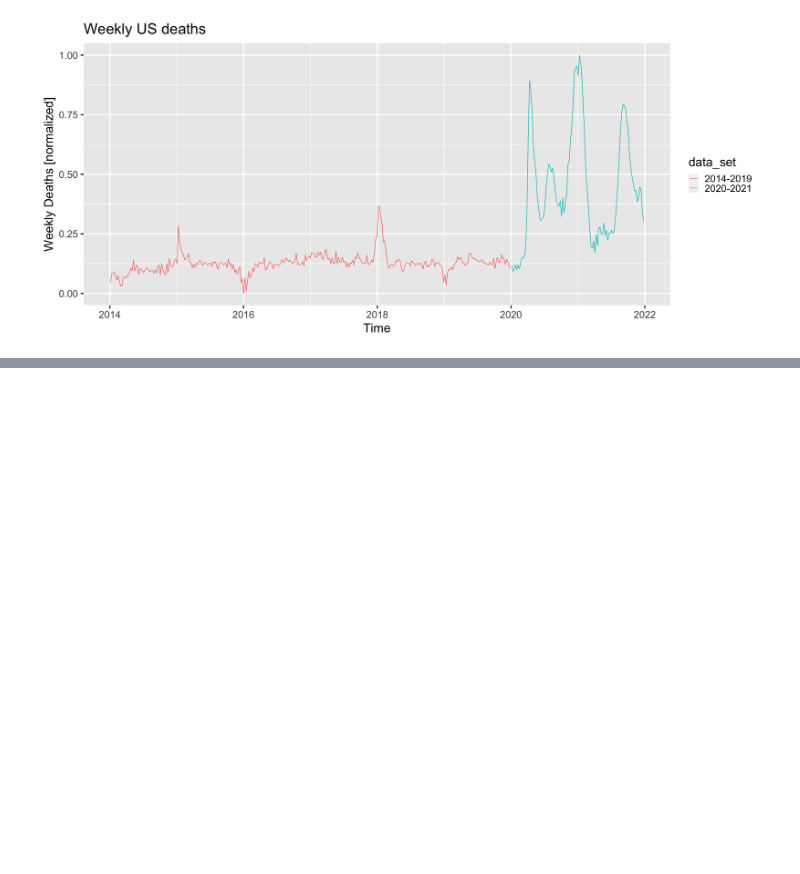
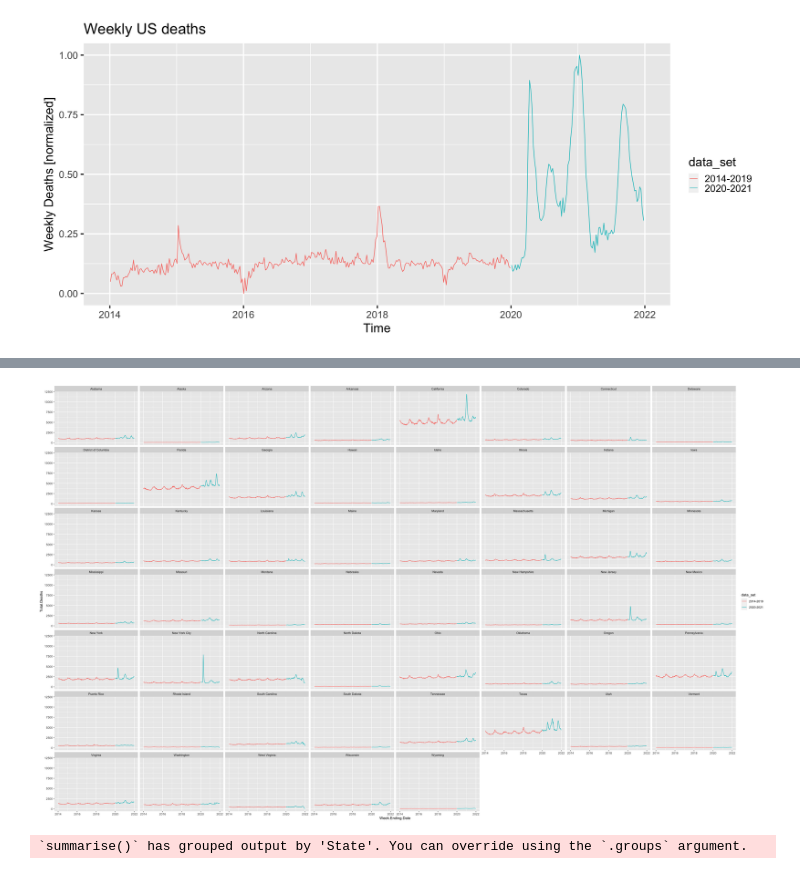
Before and after one commit to matzhaugen/mortality, a Jupyter notebook: notebooks/analysis.ipynb, the cells around one changed output, grey strips where cells are left out. Saved outputs shown, nothing was run; the diff lists cells and outputs as text; code cells hidden in the pictures; blank space fills up the shorter version.

Commit message:
add figures

```diff
--- a/notebooks/analysis.ipynb
+++ b/notebooks/analysis.ipynb
@@ -269,0 +178,15 @@ F-statistic: 4.713e+30 on 54 and 362 DF,  p-value: < 2.2e-16
+# %%
+# Plot raw death counts for each state
+options(repr.plot.width=30, repr.plot.height=18)
+c = ggplot(us_death_all[us_death_all$State != "United States",], aes(Week.Ending.Date, Total.Deaths, color=data_set))
+c + facet_wrap(~as.factor(State)) + geom_line()
+ggsave("../figures/statewide.png", width = 10, height = 7)
+# %% [output]
+[figure, added]
+# %%
+#Normalize
+state_normalized = us_death_all %>% group_by(State) %>% summarise(data_set=data_set,
+                                                                  Week.Ending.Date = Week.Ending.Date,
+                                                                  norm = (Total.Deaths - min(Total.Deaths)) / (max(Total.Deaths) - min(Total.Deaths)))
+# %% [output]
+`summarise()` has grouped output by 'State'. You can override using the `.groups` argument.
```
Also changed, not shown: parts of 10 cells of this notebook, 2 other files.
